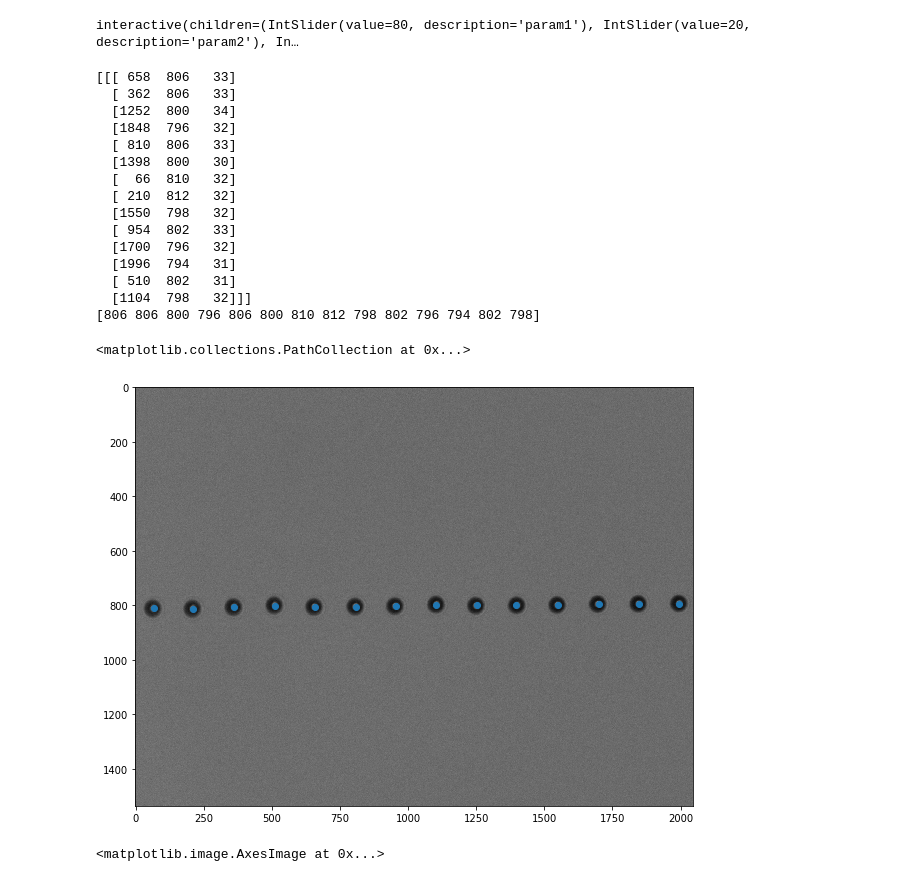
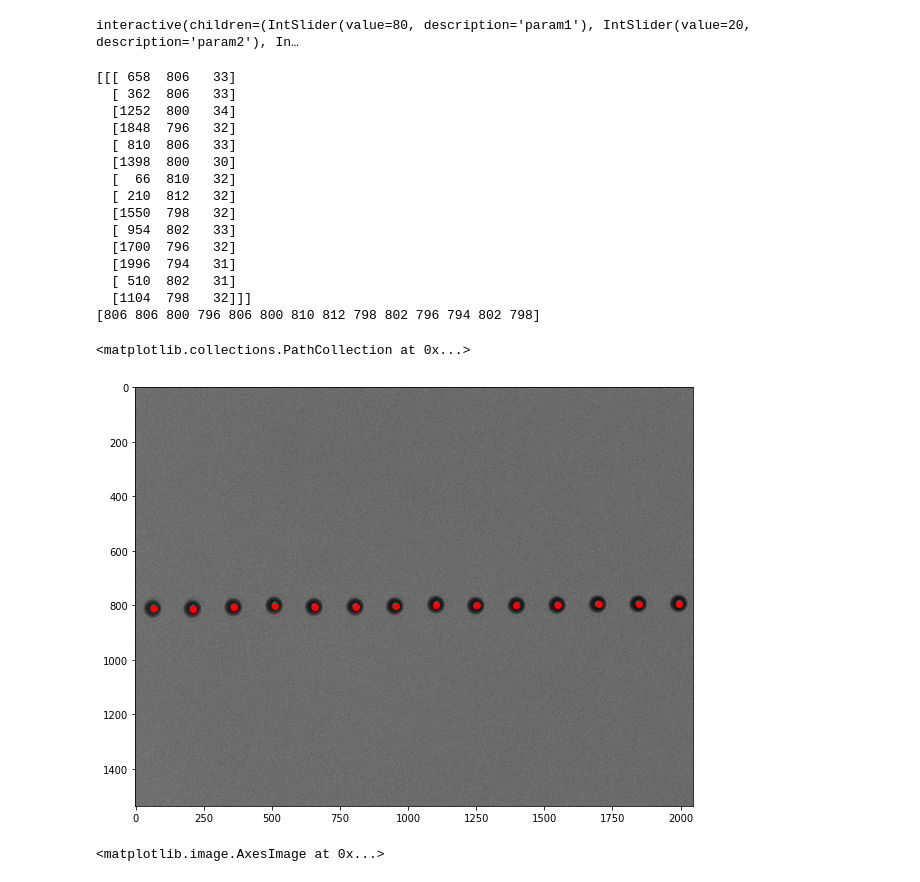
Before and after one commit to Niloo1371/Finding_droplets, a Jupyter notebook: Preprocessing/Preprocess.ipynb, the cells around one changed output. Saved outputs shown, nothing was run; the diff lists cells and outputs as text; code cells hidden in the pictures.

```diff
--- a/Preprocessing/Preprocess.ipynb
+++ b/Preprocessing/Preprocess.ipynb
@@ -52,10 +85,20 @@ plt.imshow(img)
 # %%
-def param_test(param1=80, param2=20, minRadius=5, maxRadius=50):
-    circles = cv2.HoughCircles(in_img, cv2.HOUGH_GRADIENT, 1, 120, param1=param1,
-                               param2=param2, minRadius=minRadius, maxRadius=maxRadius)
+def param_test(in_img,param1=80, param2=20, minRadius=5, maxRadius=50):
+
+    in_img_gray = cv2.cvtColor(in_img, cv2.COLOR_BGR2GRAY)  # grayscale concversion
+
+
+    circles = cv2.HoughCircles(in_img_gray,
+                               cv2.HOUGH_GRADIENT,
+                               1,
+                               120,
+                               param1=param1,
+                               param2=param2,
+                               minRadius=minRadius,
+                               maxRadius=maxRadius)
     circles = np.uint16(np.around(circles))
 
-    output = img.copy()
+    output = in_img.copy()
     for i in circles[0, :]:
         #	draw	the	outer	circle
         cv2.circle(output, (i[0], i[1]), i[2], (0, 255, 0), 6)
@@ -65,36 +108,51 @@ def param_test(param1=80, param2=20, minRadius=5, maxRadius=50):
     plt.figure(figsize=(10, 10))
     plt.imshow(cv2.cvtColor(output, cv2.COLOR_BGR2RGB))
 
+    return circles
 
-interactive_plot = interactive(param_test, param1=(0, 100), param2=(
+
+
+directory = 'Test_Images/'  # Directory where image is
+file_name = '1.5mm_53.6ul_254.5kHz'  # file name
+file_type = 'png'
+# The zero means that it will load in grayscale only
+in_img = cv2.imread('{0}{1}.{2}'.format(directory, file_name, file_type))
+
+
+in_img_gray = cv2.cvtColor(in_img, cv2.COLOR_BGR2GRAY)  # grayscale concversion
+
+interactive_plot = interactive(param_test, in_img=fixed(in_img), param1=(0, 100), param2=(
     0, 100), minRadius=(0, 100), maxRadius=(0, 100))
 interactive_plot
 # %% [output]
 interactive(children=(IntSlider(value=80, description='param1'), IntSlider(value=20, description='param2'), In…
+# %%
+#trick to get the result out from the itneractive plot:
+circles=interactive_plot.result
 # %%
 print(circles)
 print(circles[0, :, 1])
 x = circles[0, :, 0]
 y = circles[0, :, 1]
 plt.figure(figsize=(10, 10))
-plt.imshow(img)
-plt.scatter(x, y)
+plt.imshow(in_img)
+plt.scatter(x, y, c='red') #test to see where te centers are
 # %% [output]
 [[[ 658  806   33]
   [ 362  806   33]
   [1252  800   34]
   [1848  796   32]
   [ 810  806   33]
   [1398  800   30]
   [  66  810   32]
   [ 210  812   32]
   [1550  798   32]
   [ 954  802   33]
   [1700  796   32]
   [1996  794   31]
   [ 510  802   31]
   [1104  798   32]]]
 [806 806 800 796 806 800 810 812 798 802 796 794 802 798]
 <matplotlib.collections.PathCollection at 0x...>
-[figure, old version]
+[figure, new version]
 # %%
```
Also changed, not shown: parts of 8 cells of this notebook, 25 other files.
